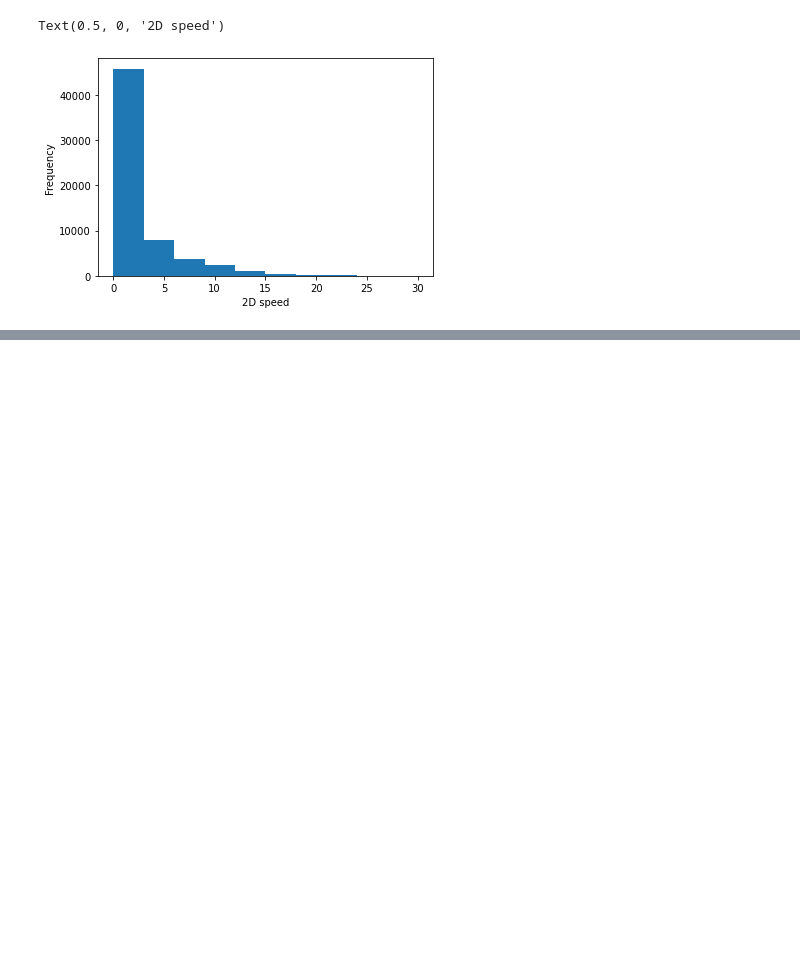
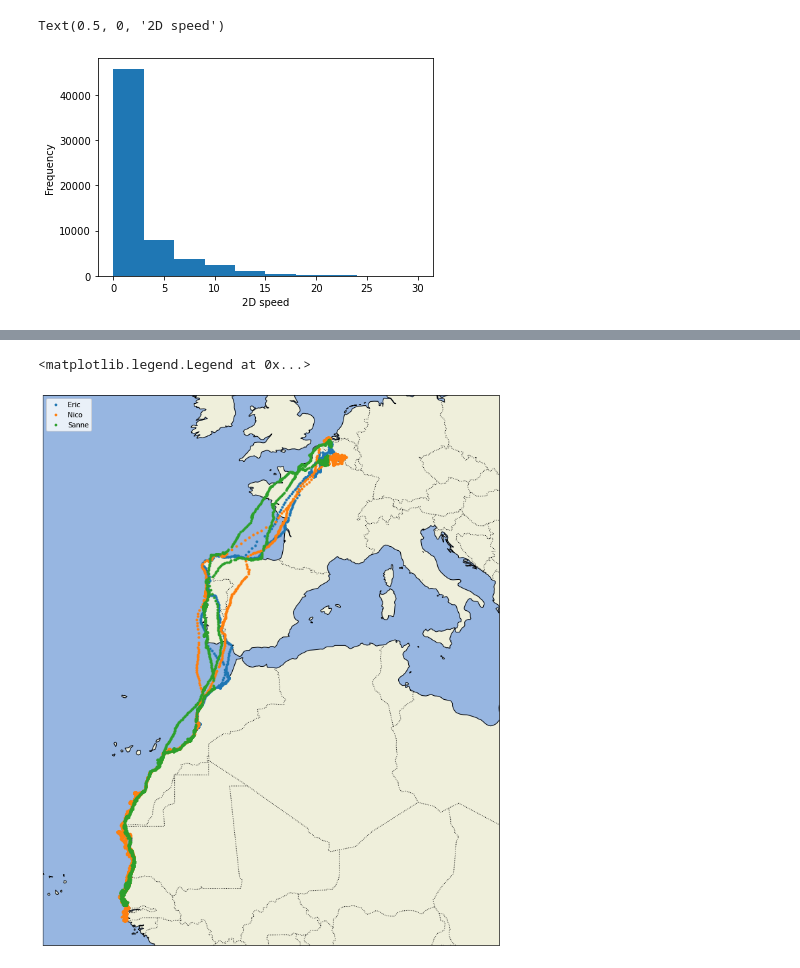
Before and after one commit to maby200/PythonForResearch, a Jupyter notebook: 4-week/5th-case/bird-migration.ipynb, the cells around one changed output, grey strips where cells are left out. Drawn from its saved outputs; the diff is of its cells as text; code cells hidden in the pictures; blank space fills up the shorter version.

```diff
--- a/4-week/5th-case/bird-migration.ipynb
+++ b/4-week/5th-case/bird-migration.ipynb
@@ -71,0 +129,20 @@ Text(0.5, 0, '2D speed')
+# %%
+proj = ccrs.Mercator()
+
+plt.figure(figsize=(5,5))
+ax = plt.axes(projection=proj)
+ax.set_extent((-25.0, 20.0, 52.0, 10.0))
+ax.add_feature(cfeature.LAND)
+ax.add_feature(cfeature.OCEAN)
+ax.add_feature(cfeature.COASTLINE)
+ax.add_feature(cfeature.BORDERS, linestyle=':')
+
+for name in bird_names:
+    loc = bird_data['bird_name'] == name
+    x , y = bird_data.longitude[loc] , bird_data.latitude[loc]
+    ax.plot(x, y , '.', transform=ccrs.Geodetic(), label = name)
+
+plt.legend(loc="upper left")
+# %% [output]
+<matplotlib.legend.Legend at 0x...>
+[figure, added]
```
Also changed, not shown: parts of 10 cells of this notebook, 1 other file.
